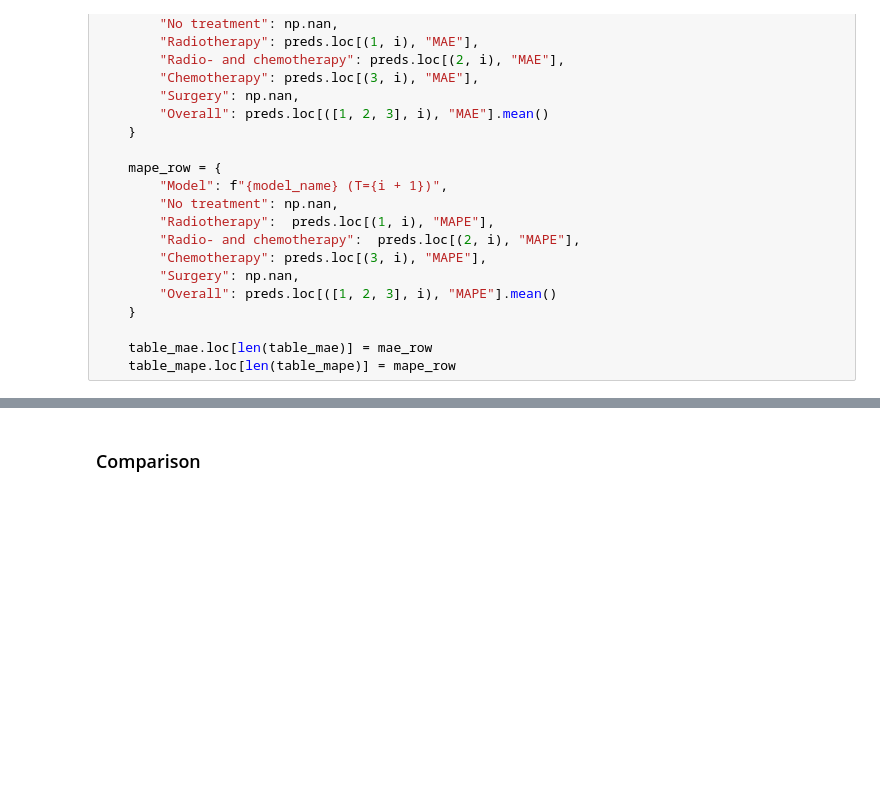
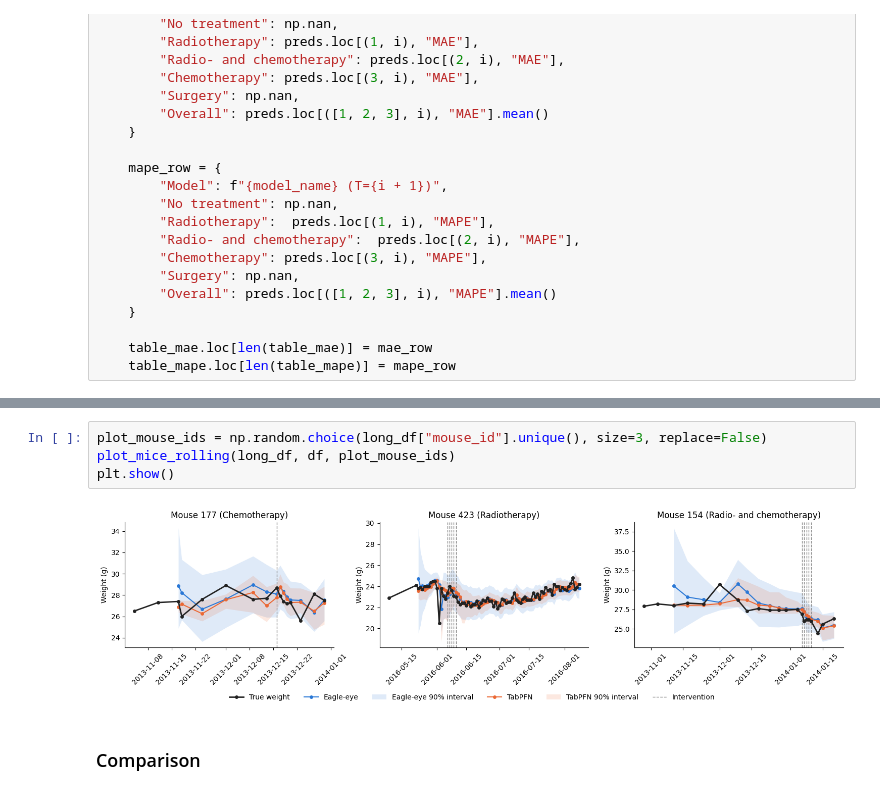
Before and after one commit to UKEIAM/TFM-mouse, a Jupyter notebook: notebooks/mouse.ipynb, the cells around one changed output, grey strips where cells are left out. Cells and saved outputs as stored; diff of their text form; blank space fills up the shorter version.

```diff
--- a/notebooks/mouse.ipynb
+++ b/notebooks/mouse.ipynb
@@ -359,3 +407,9 @@ plt.show()
+# %%
+plot_mouse_ids = np.random.choice(long_df["mouse_id"].unique(), size=3, replace=False)
+plot_mice_rolling(long_df, df, plot_mouse_ids)
+plt.show()
+# %% [output]
+[figure, added]
 # %% [markdown]
 ### Comparison
 # %%
```
Also changed, not shown: parts of 35 cells of this notebook, 3 other files.
